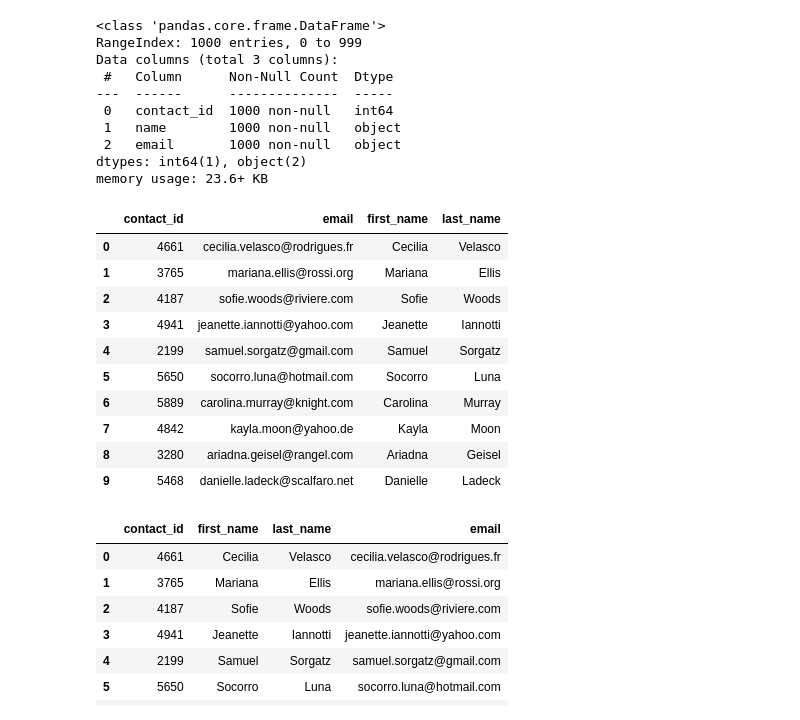
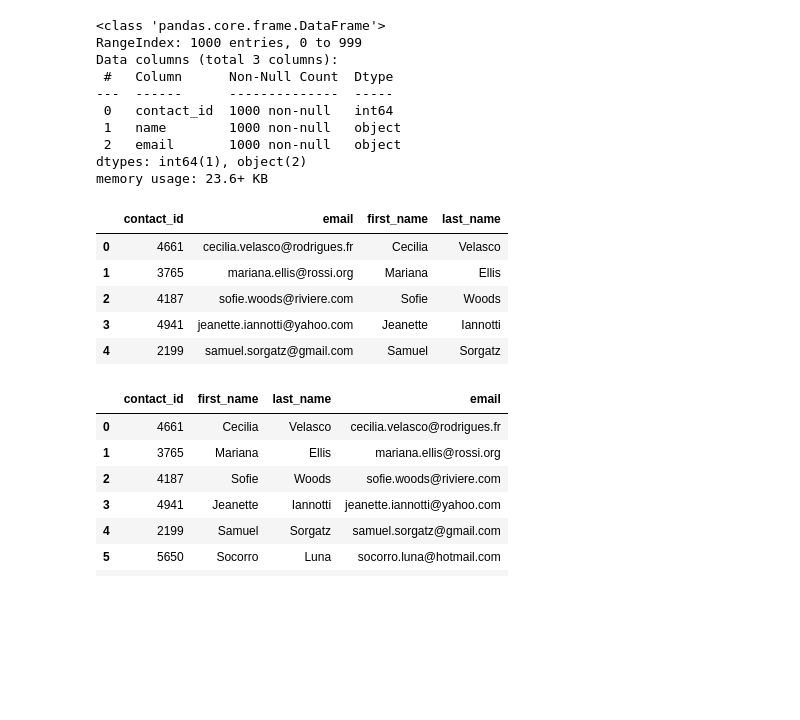
Before and after one commit to jmsavage2008/Crowdfunding_ETL, a Jupyter notebook: Starter_Files/SKlein_MRiley_JSavage_ETL_Mini_Project_Starter_Code.ipynb, the cells around one changed output. Drawn from its saved outputs; the diff is of its cells as text; code cells hidden in the pictures; blank space fills up the shorter version.

```diff
--- a/Starter_Files/SKlein_MRiley_JSavage_ETL_Mini_Project_Starter_Code.ipynb
+++ b/Starter_Files/SKlein_MRiley_JSavage_ETL_Mini_Project_Starter_Code.ipynb
@@ -347,0 +342,26 @@ print(dict_values)
+# %%
+# Iterate through the contact_info_df and convert each row to a dictionary.
+import json
+dict_values = []
+column_names = []
+
+#Drop first row
+contact_info_1_df=contact_info_df.drop(0)
+contact_info_1_df.head()
+
+for i, row in contact_info_1_df.iterrows():
+    #dict_values.append(row)
+    data=row[0]
+    # Convert each row to a Python dictionary.
+    converted_data = json.loads(data)
+    # Use a list comprehension to get the keys from the converted data.
+    columns = [k for k,v in converted_data.items()]
+    # Use a list comprehension to get the values for each row.
+    row_values = [v for k, v in converted_data.items()]
+    # Append the keys and list values to the lists created in step 1.
+    column_names.append(columns)
+    dict_values.append(row_values)
+
+
+# Print out the list of values for each row.
+print(dict_values)
@@ -348,6 +370,8 @@ print(dict_values)
 # %%
 # Create a contact_info DataFrame and add each list of values, i.e., each row
 # to the 'contact_id', 'name', 'email' columns.
+new_contact_info_df = pd.DataFrame(dict_values, columns=column_names[0])
+new_contact_info_df.head()
 # %% [output]
 |  | contact_id | name | email |
 | 0 | 4661 | Cecilia Velasco | cecilia.velasco@rodrigues.fr |
@@ -371,19 +396,19 @@ memory usage: 23.6+ KB
 # %%
 # Create a "first"name" and "last_name" column with the first and last names from the "name" column.
 
+new_contact_info_df[["first_name","last_name"]] = new_contact_info_df["name"].str.split(" ", n=1,expand=True)
+
 
 # Drop the contact_name column
+new_contact_info_df = new_contact_info_df.drop("name", axis=1)
+
+new_contact_info_df.head()
 # %% [output]
 |  | contact_id | email | first_name | last_name |
 | 0 | 4661 | cecilia.velasco@rodrigues.fr | Cecilia | Velasco |
 | 1 | 3765 | mariana.ellis@rossi.org | Mariana | Ellis |
 | 2 | 4187 | sofie.woods@riviere.com | Sofie | Woods |
 | 3 | 4941 | jeanette.iannotti@yahoo.com | Jeanette | Iannotti |
 | 4 | 2199 | samuel.sorgatz@gmail.com | Samuel | Sorgatz |
-| 5 | 5650 | socorro.luna@hotmail.com | Socorro | Luna |
-| 6 | 5889 | carolina.murray@knight.com | Carolina | Murray |
-| 7 | 4842 | kayla.moon@yahoo.de | Kayla | Moon |
-| 8 | 3280 | ariadna.geisel@rangel.com | Ariadna | Geisel |
-| 9 | 5468 | danielle.ladeck@scalfaro.net | Danielle | Ladeck |
 # %%
 # Reorder the columns
```
Also changed, not shown: parts of 11 cells of this notebook, 2 other files.
